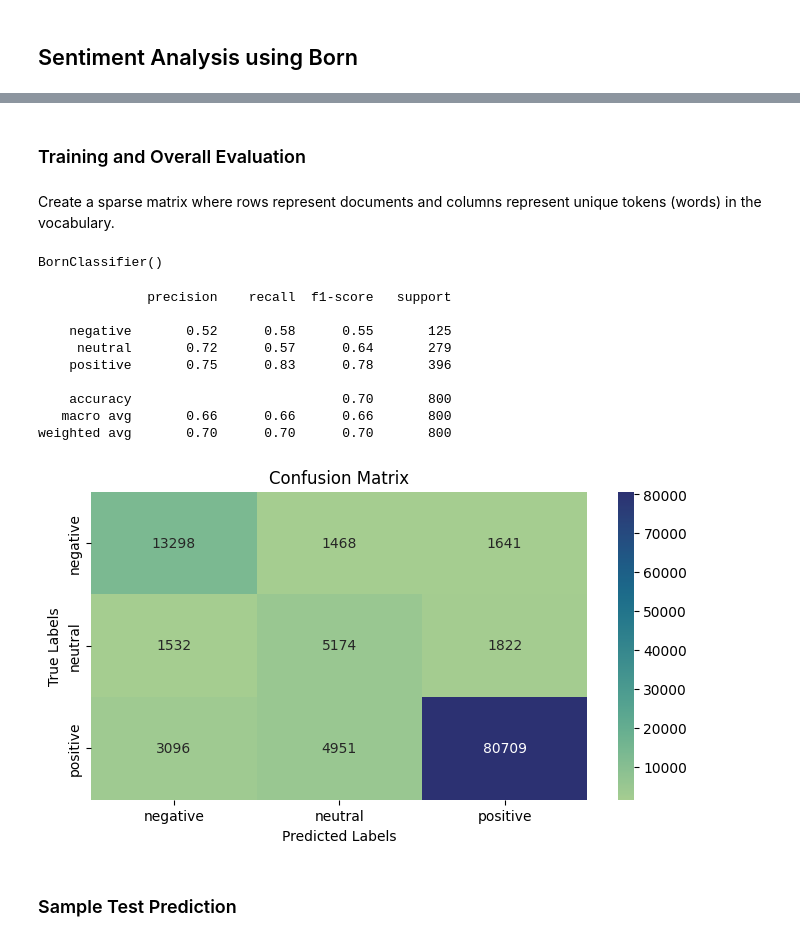
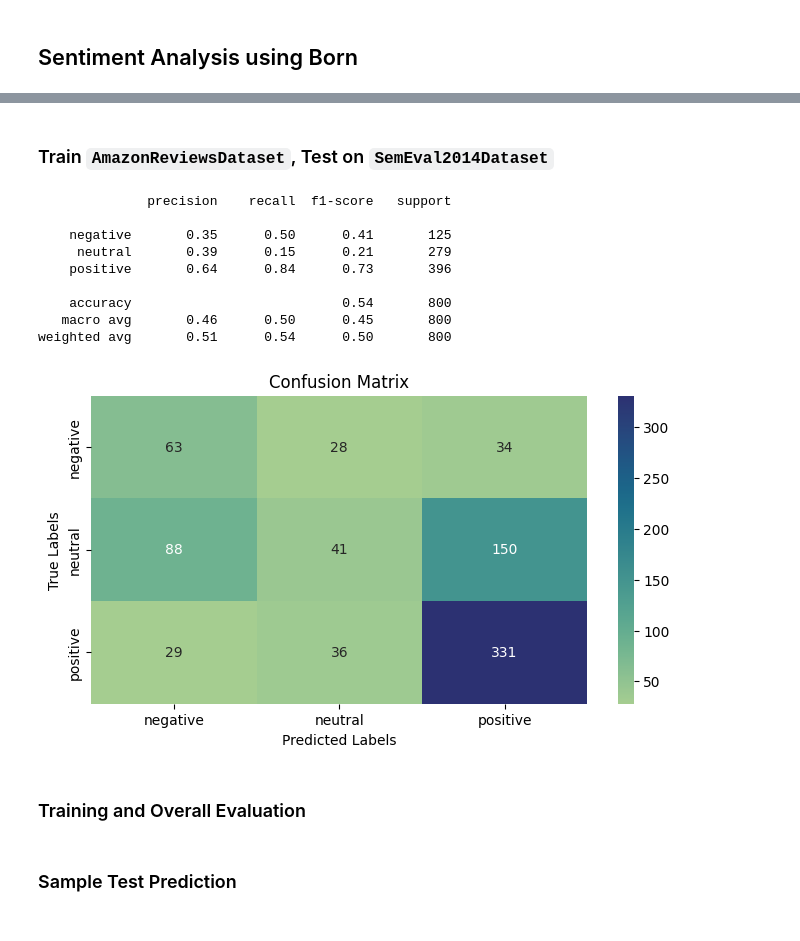
Before and after one commit to tabaraei/aspect-based-sentiment-analysis, a Jupyter notebook: ABSA.ipynb, the cells around one changed output, grey strips where cells are left out. Saved outputs shown, nothing was run; the diff lists cells and outputs as text; code cells hidden in the pictures.

```diff
--- a/ABSA.ipynb
+++ b/ABSA.ipynb
@@ -197,32 +247,33 @@ Test Features shape: (800, 4592)
+# %% [markdown]
+### Train `AmazonReviewsDataset`, Test on `SemEval2014Dataset`
+# %%
+load_dataset = True
+
+if load_dataset:
+    joint_sentiment_analysis = joblib.load(f'{SAVE_DRIVE_PATH}/joint_sentiment_analysis.pkl')
+else:
+    joint_sentiment_analysis = SentimentAnalysis(
+        train_df=amazon.train_df,
+        test_df=semeval.test_df,
+        class_labels=amazon.class_labels
+    )
+    joblib.dump(joint_sentiment_analysis, f'{SAVE_DRIVE_PATH}/joint_sentiment_analysis.pkl')
+
+joint_sentiment_analysis.train_and_test()
+joint_sentiment_analysis.visualize_confusion_matrix()
+# %% [output]
+              precision    recall  f1-score   support
+
+    negative       0.35      0.50      0.41       125
+     neutral       0.39      0.15      0.21       279
+    positive       0.64      0.84      0.73       396
+
+    accuracy                           0.54       800
+   macro avg       0.46      0.50      0.45       800
+weighted avg       0.51      0.54      0.50       800
+[figure, added]
 # %% [markdown]
 ### Training and Overall Evaluation
-# %% [markdown]
-Create a sparse matrix where rows represent documents and columns represent unique tokens (words) in the vocabulary.
-# %%
-clf = BornClassifier()
-clf.fit(X_train, y_train)
-# %% [output]
-BornClassifier()
-# %%
-y_pred = clf.predict(X_test)
-print(classification_report(y_test, y_pred))
-# %% [output]
-              precision    recall  f1-score   support
-
-    negative       0.52      0.58      0.55       125
-     neutral       0.72      0.57      0.64       279
-    positive       0.75      0.83      0.78       396
-
-    accuracy                           0.70       800
-   macro avg       0.66      0.66      0.66       800
-weighted avg       0.70      0.70      0.70       800
-# %%
-class_labels = sorted(train_df['overall_sentiment'].unique())
-cm = confusion_matrix(y_test, y_pred, labels=class_labels)
-
-visualize_confusion_matrix(cm, pred_labels=class_labels, true_labels=class_labels)
-# %% [output]
-[figure, removed]
 # %% [markdown]
 ### Sample Test Prediction
 # %%
```
Also changed, not shown: parts of 12 cells of this notebook.
